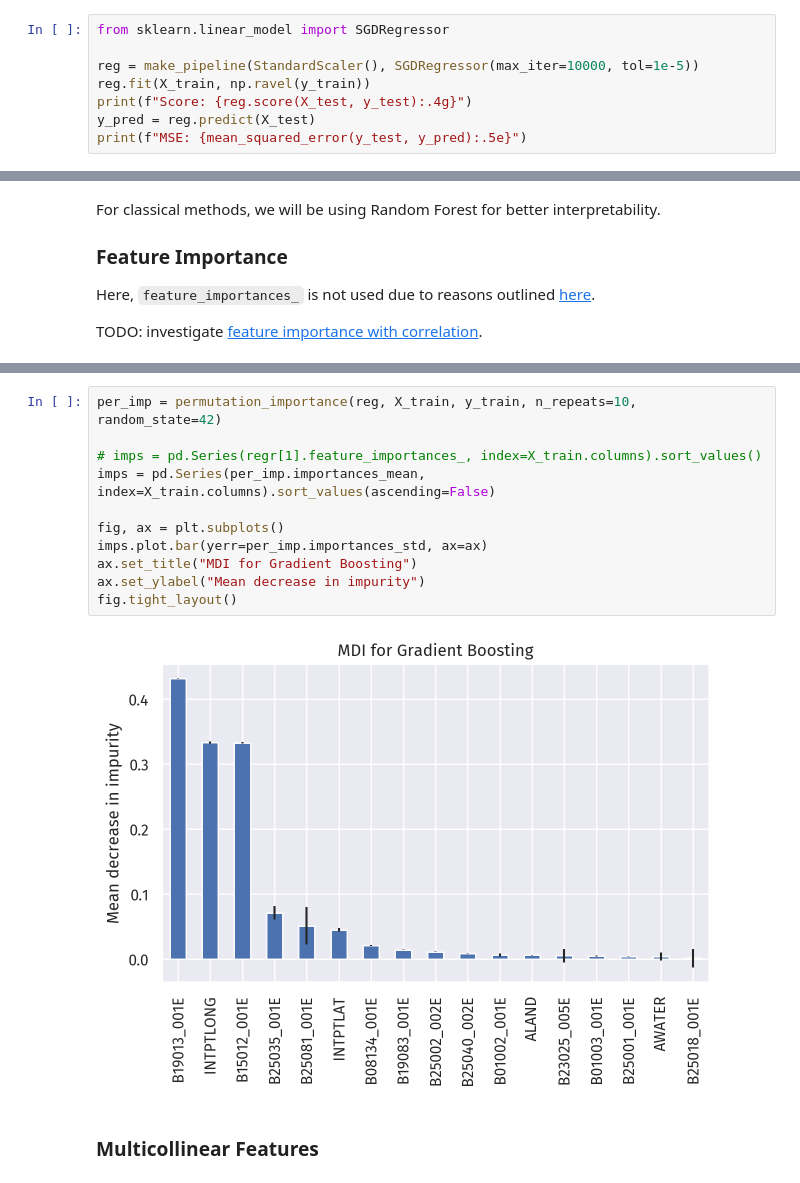
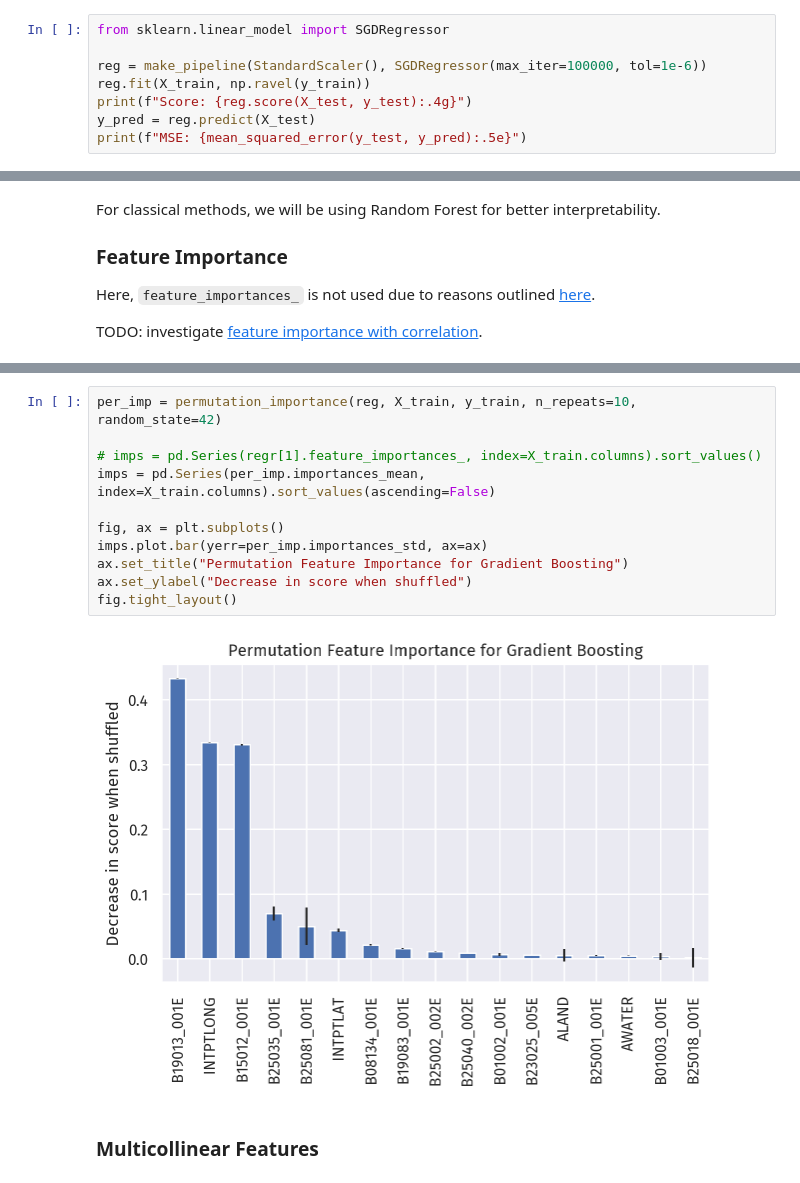
Before and after one commit to doabell/451-proj, a Jupyter notebook: classical.ipynb, the cells around one changed output, grey strips where cells are left out. Cells and saved outputs as stored; diff of their text form.

```diff
--- a/classical.ipynb
+++ b/classical.ipynb
@@ -67,7 +67,7 @@ MSE: 4.19756e+09
 # %%
 from sklearn.linear_model import SGDRegressor
 
-reg = make_pipeline(StandardScaler(), SGDRegressor(max_iter=10000, tol=1e-5))
+reg = make_pipeline(StandardScaler(), SGDRegressor(max_iter=100000, tol=1e-6))
 reg.fit(X_train, np.ravel(y_train))
 print(f"Score: {reg.score(X_test, y_test):.4g}")
 y_pred = reg.predict(X_test)
@@ -190,16 +190,16 @@ fig.tight_layout()
 # %%
 per_imp = permutation_importance(reg, X_train, y_train, n_repeats=10, random_state=42)
 
 # imps = pd.Series(regr[1].feature_importances_, index=X_train.columns).sort_values()
 imps = pd.Series(per_imp.importances_mean, index=X_train.columns).sort_values(ascending=False)
 
 fig, ax = plt.subplots()
 imps.plot.bar(yerr=per_imp.importances_std, ax=ax)
-ax.set_title("MDI for Gradient Boosting")
-ax.set_ylabel("Mean decrease in impurity")
+ax.set_title("Permutation Feature Importance for Gradient Boosting")
+ax.set_ylabel("Decrease in score when shuffled")
 fig.tight_layout()
 # %% [output]
-[figure, old version]
+[figure, new version]
 # %% [markdown]
 ### Multicollinear Features
 # %%
```
Also changed, not shown: parts of 3 cells of this notebook.
